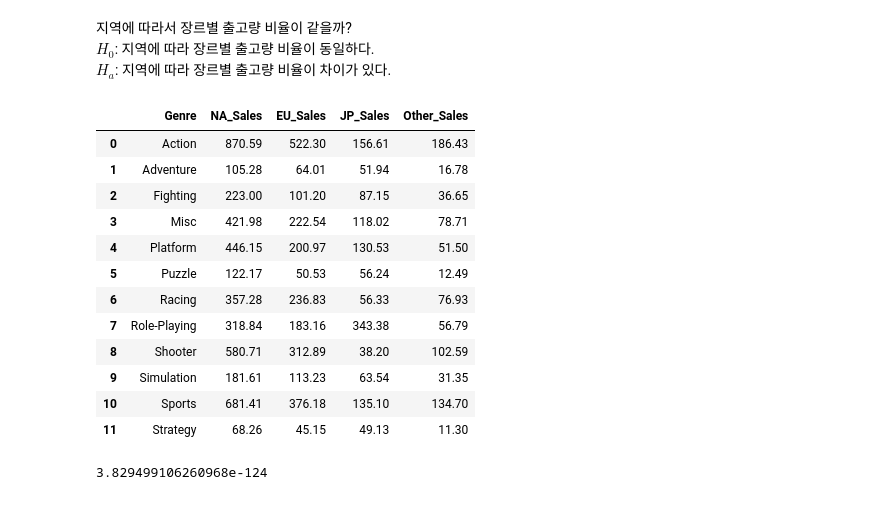
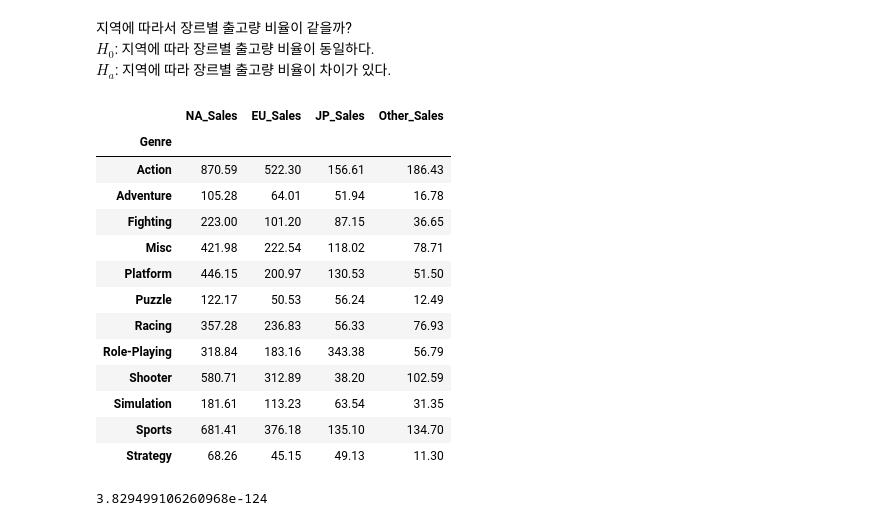
Before and after one commit to SYKIM5396/New_Game_Design, a Jupyter notebook: project1.ipynb, the cells around one changed output. Drawn from its saved outputs; the diff is of its cells as text; code cells hidden in the pictures.

```diff
--- a/project1.ipynb
+++ b/project1.ipynb
@@ -395,22 +395,23 @@ $H_0$: 지역에 따라 장르별 출고량 비율이 동일하다.
 $H_a$: 지역에 따라 장르별 출고량 비율이 차이가 있다.
 # %%
 # 장르별 지역별 출고량 데이터프레임
-df_genre = df_clean.groupby(by=['Genre'],as_index=False).sum().drop(["Year","Total_sales"],axis=1)
+df_genre = df_clean.groupby(by=['Genre']).sum().drop(["Year","Total_sales"],axis=1)
 df_genre
 # %% [output]
-|  | Genre | NA_Sales | EU_Sales | JP_Sales | Other_Sales |
-| 0 | Action | 870.59 | 522.30 | 156.61 | 186.43 |
-| 1 | Adventure | 105.28 | 64.01 | 51.94 | 16.78 |
-| 2 | Fighting | 223.00 | 101.20 | 87.15 | 36.65 |
-| 3 | Misc | 421.98 | 222.54 | 118.02 | 78.71 |
-| 4 | Platform | 446.15 | 200.97 | 130.53 | 51.50 |
-| 5 | Puzzle | 122.17 | 50.53 | 56.24 | 12.49 |
-| 6 | Racing | 357.28 | 236.83 | 56.33 | 76.93 |
-| 7 | Role-Playing | 318.84 | 183.16 | 343.38 | 56.79 |
-| 8 | Shooter | 580.71 | 312.89 | 38.20 | 102.59 |
-| 9 | Simulation | 181.61 | 113.23 | 63.54 | 31.35 |
-| 10 | Sports | 681.41 | 376.18 | 135.10 | 134.70 |
-| 11 | Strategy | 68.26 | 45.15 | 49.13 | 11.30 |
+|  | NA_Sales | EU_Sales | JP_Sales | Other_Sales |
+| Genre |  |  |  |  |
+| Action | 870.59 | 522.30 | 156.61 | 186.43 |
+| Adventure | 105.28 | 64.01 | 51.94 | 16.78 |
+| Fighting | 223.00 | 101.20 | 87.15 | 36.65 |
+| Misc | 421.98 | 222.54 | 118.02 | 78.71 |
+| Platform | 446.15 | 200.97 | 130.53 | 51.50 |
+| Puzzle | 122.17 | 50.53 | 56.24 | 12.49 |
+| Racing | 357.28 | 236.83 | 56.33 | 76.93 |
+| Role-Playing | 318.84 | 183.16 | 343.38 | 56.79 |
+| Shooter | 580.71 | 312.89 | 38.20 | 102.59 |
+| Simulation | 181.61 | 113.23 | 63.54 | 31.35 |
+| Sports | 681.41 | 376.18 | 135.10 | 134.70 |
+| Strategy | 68.26 | 45.15 | 49.13 | 11.30 |
 # %%
 from scipy.stats import chi2_contingency
 # 가설검증을 위해 이원 카이제곱 검정 검정 진행
```
Also changed, not shown: parts of 6 cells of this notebook.
